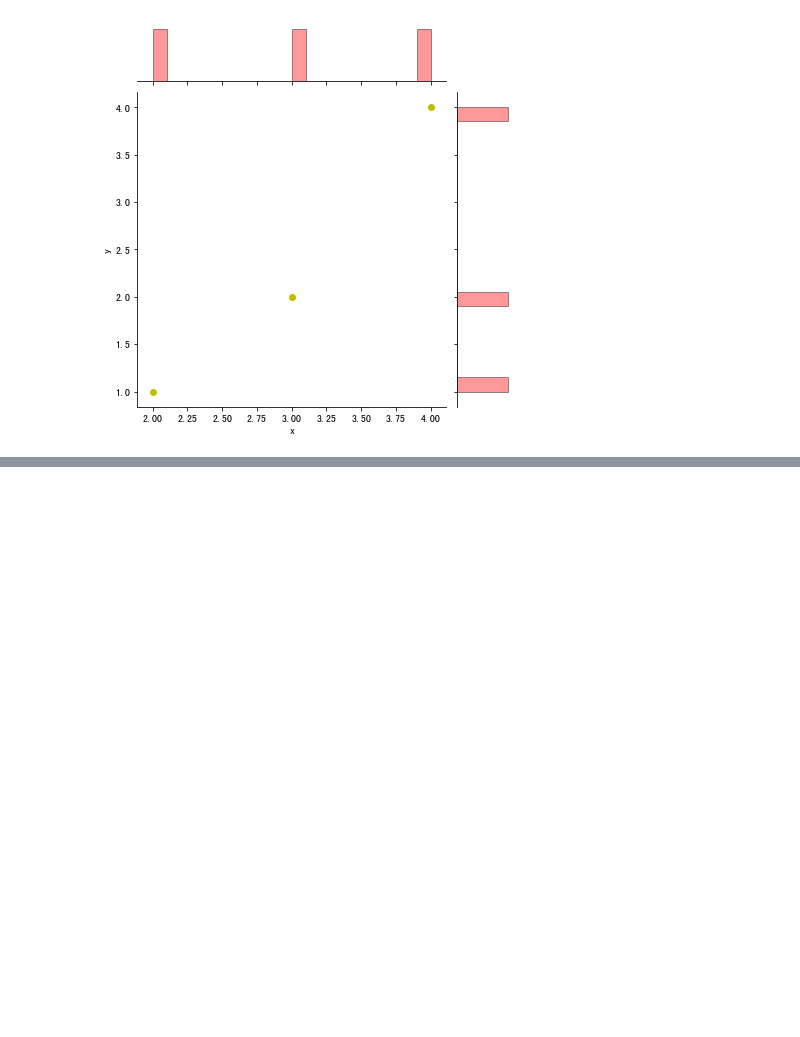
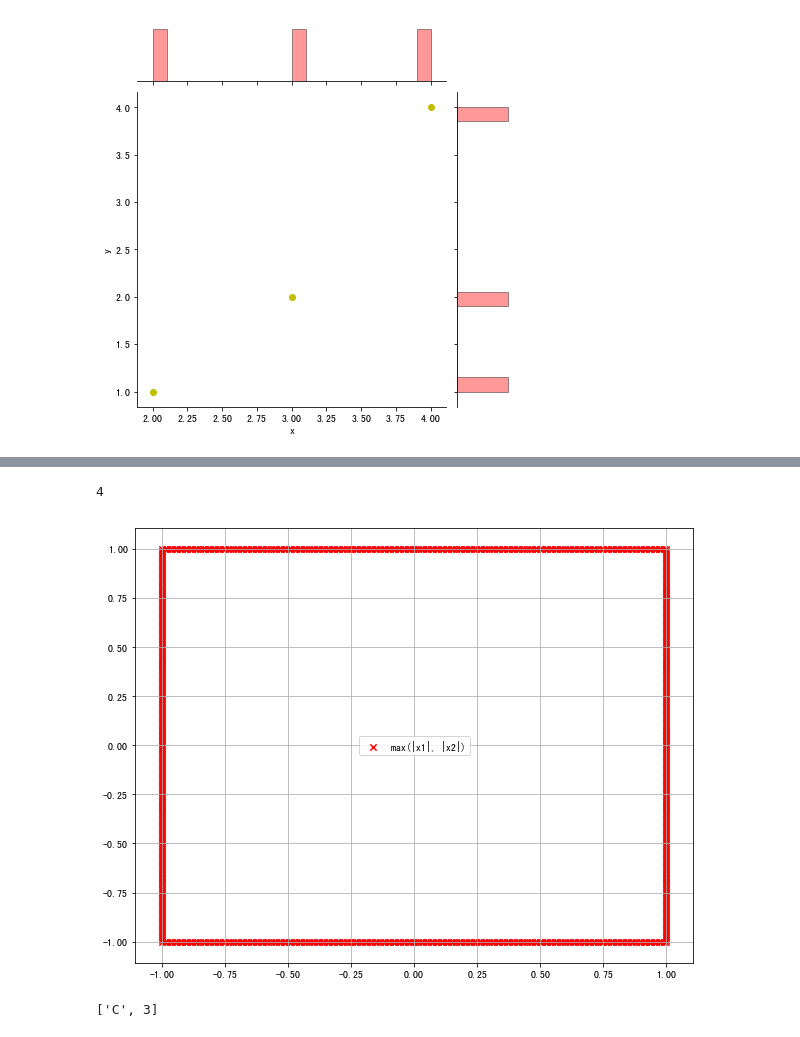
Before and after one commit to inessus/multivariate, a Jupyter notebook: Chapter One/Exec.ipynb, the cells around one changed output, grey strips where cells are left out. Drawn from its saved outputs; the diff is of its cells as text; code cells hidden in the pictures; blank space fills up the shorter version.

```diff
--- a/Chapter One/Exec.ipynb
+++ b/Chapter One/Exec.ipynb
@@ -326,0 +395,41 @@ solve(a11*(x-1)*(x-1) + 2*a12*(x-1)*(y) + a22*y*y -1, y)
+# %%
+# exercise 1.11
+print(max(np.abs(-3),np.abs(4)))
+
+
+xlist = []
+ylist = []
+for x in np.linspace(-1, 1, 200):
+    for y in np.linspace(-1, 1, 200):
+        if max(np.abs(x),np.abs(y)) == 1:
+            xlist.append(x)
+            ylist.append(y)
+
+plt.figure(figsize=(10, 8))
+plt.scatter(xlist, ylist, marker = 'x',color = 'red', s = 40 ,label = 'max(|x1|, |x2|)')
+plt.grid()
+plt.legend()
+plt.show()
+# %% [output]
+4
+[figure, added]
+# %%
+# exercise 1.13
+def d(P, Q):
+    return np.abs(P[0]-Q[0]) + np.abs(P[1]-Q[1])
+
+A, B, C = [1, 2], [5, 3], [3, 5]
+
+len_min = 10
+P = [1, 1]
+for i in range(1, 6):
+    for j in range(1, 6):
+        t = [i, j]
+        dist = d(t, A)+d(t, B)+d(t, C)
+        if dist < len_min:
+            len_min = dist
+            P = t
+P = [chr(ord('A')+P[0]-1), P[1]]
+print(P)
+# %% [output]
+['C', 3]
```
Also changed, not shown: parts of 5 cells of this notebook.
